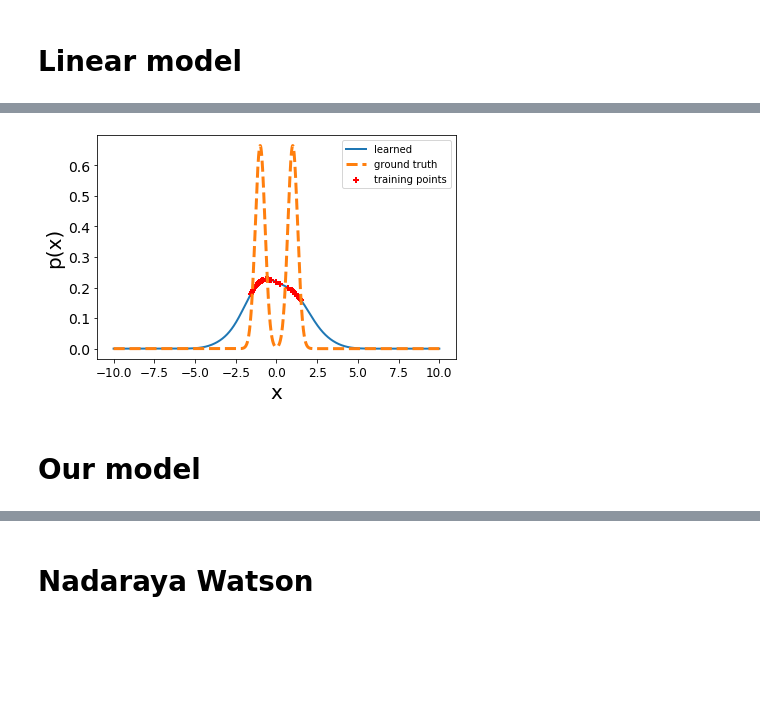
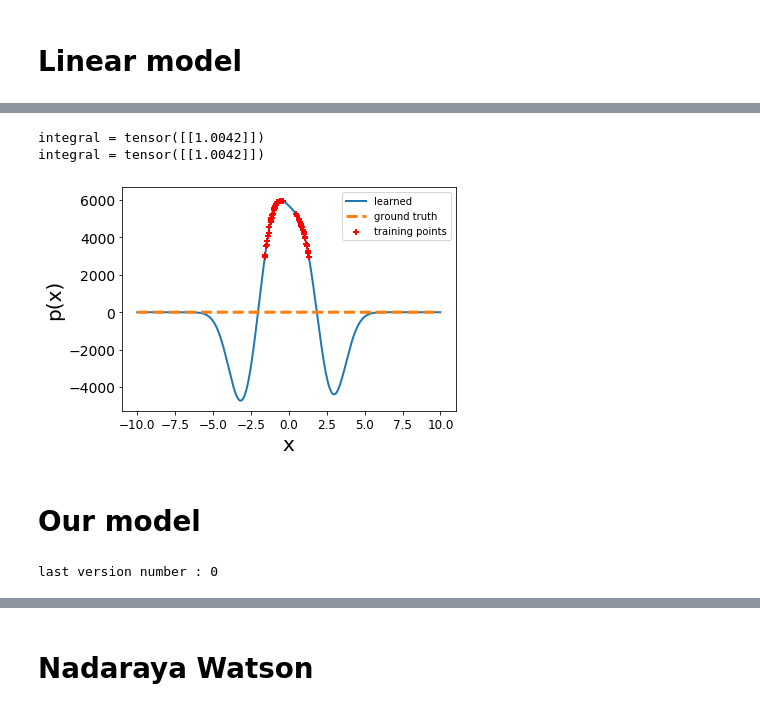
Before and after one commit to umarteau/non_negative_model, a Jupyter notebook: npm_nnf/density_estimation/Density_experiments-Copy1.ipynb, the cells around one changed output, grey strips where cells are left out. Saved outputs shown, nothing was run; the diff lists cells and outputs as text; code cells hidden in the pictures; blank space fills up the shorter version.

```diff
--- a/npm_nnf/density_estimation/Density_experiments-Copy1.ipynb
+++ b/npm_nnf/density_estimation/Density_experiments-Copy1.ipynb
@@ -283,0 +87,10 @@ torch.save(ydata_set,pt_path+'ydata_linear1.pt')
+# %%
+version = 1
+filename = f'models/lin_model_1D_{version}.pickle'
+loaded_model = pickle.load(open(filename, 'rb'))
+df = pd.DataFrame(loaded_model['cross_valid'])
+data_set = loaded_model['data_set']
+params_best = df[df['rank_test_score'] == 1].iloc[0]['params']
+print(params_best)
+model = utils.LinearEstimator(**params_best)
+model.fit(data_set)
@@ -284,33 +103,27 @@ torch.save(ydata_set,pt_path+'ydata_linear1.pt')
 # %%
-xtest = torch.load(pt_path+'xtest_linear1.pt')
-ytest = torch.load(pt_path+'ytest_linear1.pt')
-xdata = torch.load(pt_path+'xdataExperiments.pt')
-ydata_set = torch.load(pt_path+'ydata_linear1.pt')
+c,r,ntest = 0,10,100000
+xtest = torch.linspace(c-r,c+r,ntest)
 
-
-#xtest = torch.load(pt_path+'xtest_linear0.pt')
-#ytest = torch.load(pt_path+'ytest_linear0.pt')
-#xdata = torch.load(pt_path+'xdataExperiments.pt')
-#ydata_set = torch.load(pt_path+'ydata_linear0.pt')
-
-
+ytest = model.predict(xtest)
+#print(ytest.sum()*(2*r)**d/ntest)
+ydata_set = model.predict(data_set)
 ytestref = density_fun(xtest)
-
-
 
 fig = plt.figure()
 plt.plot(xtest,ytest,lw = 2,label='learned',zorder = -1)
 plt.plot(xtest,ytestref,linestyle = 'dashed',lw = 3,label = 'ground truth')
-plt.scatter(xdata,ydata_set,marker = '+',color = 'r',lw = 2,label = 'training points',zorder = 1)
+plt.scatter(data_set,ydata_set,marker = '+',color = 'r',lw = 2,label = 'training points',zorder = 1)
 plt.legend()
 plt.xlabel("x",fontsize = 20)
 plt.ylabel("p(x)",fontsize = 20)
 plt.yticks(fontsize=14)
 plt.xticks(fontsize=12)
 plt.tight_layout()
 #fig.savefig('linearPlot0density.pdf' , format='pdf', dpi=1000)
 plt.show()
 # %% [output]
+integral = tensor([[1.0042]])
+integral = tensor([[1.0042]])
-[figure, old version]
+[figure, new version]
 # %% [markdown]
 # Our model
@@ -328 +130,7 @@ def makepx(data_set,la,sigma = 1,Niter = 1000):
+# %%
+version = find_last_version(path = 'models/our_model_1D',extension = 'pickle')
+
+print(f'last version number : {version}')
+# %% [output]
+last version number : 0
 # %%
```
Also changed, not shown: parts of 38 cells of this notebook, 8 other files.
